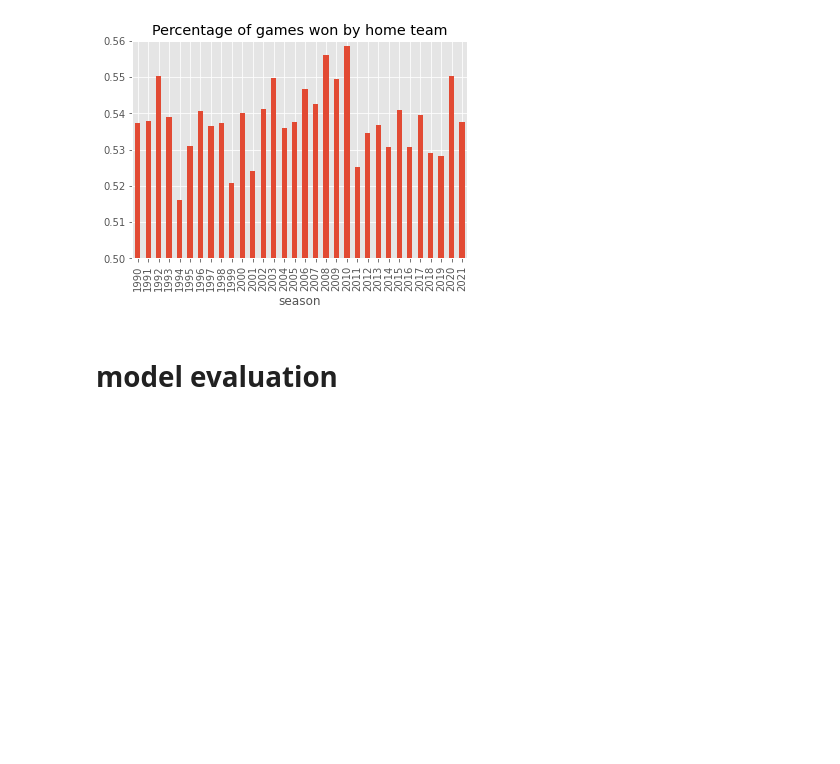
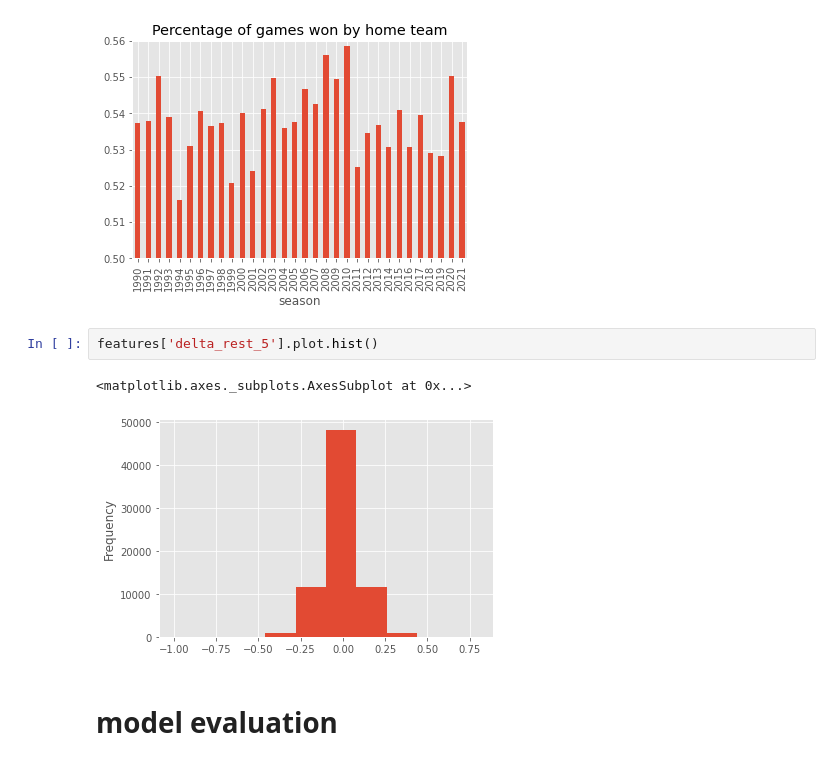
Before and after one commit to lanejere5/mlb, a Jupyter notebook: elo/elo_2022_07_05.ipynb, the cells around one changed output. Drawn from its saved outputs; the diff is of its cells as text; blank space fills up the shorter version.

```diff
--- a/elo/elo_2022_07_05.ipynb
+++ b/elo/elo_2022_07_05.ipynb
@@ -74,6 +75,11 @@ features.groupby('season')['W'].mean().plot.bar(
 # %% [output]
 <matplotlib.axes._subplots.AxesSubplot at 0x...>
 [figure]
+# %%
+features['delta_rest_5'].plot.hist()
+# %% [output]
+<matplotlib.axes._subplots.AxesSubplot at 0x...>
+[figure, added]
 # %% [markdown]
 # model evaluation
 # %%
```
Also changed, not shown: parts of 6 cells of this notebook.
